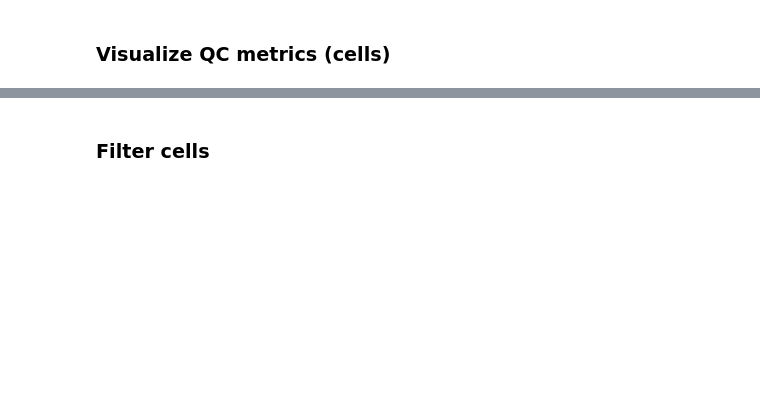
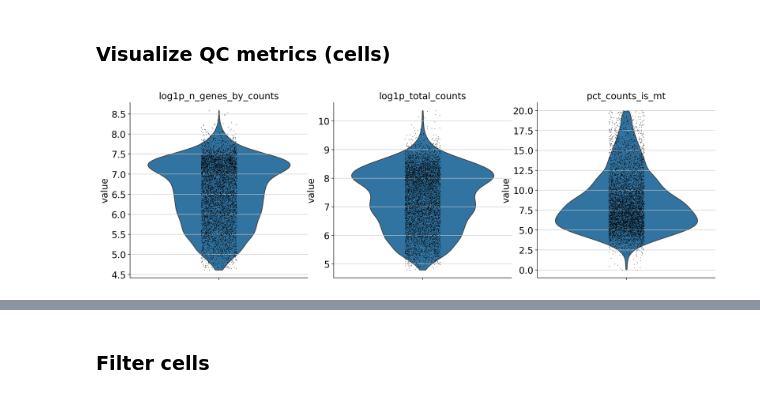
Before and after one commit to jarvanjiang2030/J.Jarvan_225a, a Jupyter notebook: bms225a_ds_workshop_3_student_notebook_2025.ipynb, the cells around one changed output, grey strips where cells are left out. Cells and saved outputs as stored; diff of their text form; code cells hidden in the pictures; blank space fills up the shorter version.

```diff
--- a/bms225a_ds_workshop_3_student_notebook_2025.ipynb
+++ b/bms225a_ds_workshop_3_student_notebook_2025.ipynb
@@ -200,6 +199,6 @@ AnnData object with n_obs × n_vars = 6410 × 22741
 
 
 
-sc.pp.calculate_qc_metrics(adata, qc_vars=['?????'], inplace=True, log1p=True)
+sc.pp.calculate_qc_metrics(adata, qc_vars=['is_mt'], inplace=True, log1p=True)
 # %%
 adata
@@ -215,9 +224,11 @@ adata # notice that the number of genes decreased
 # %%
 sc.pl.violin(
     adata,
-    keys = ["log1p_n_genes_by_counts", "log1p_total_counts", "pct_counts_mt"],
+    keys = ["log1p_n_genes_by_counts", "log1p_total_counts", "pct_counts_is_mt"],
     jitter=0.1,
     multi_panel=True,
     size=1
 )
+# %% [output]
+[figure, added]
 # %%
```
Also changed, not shown: parts of 9 cells of this notebook.
